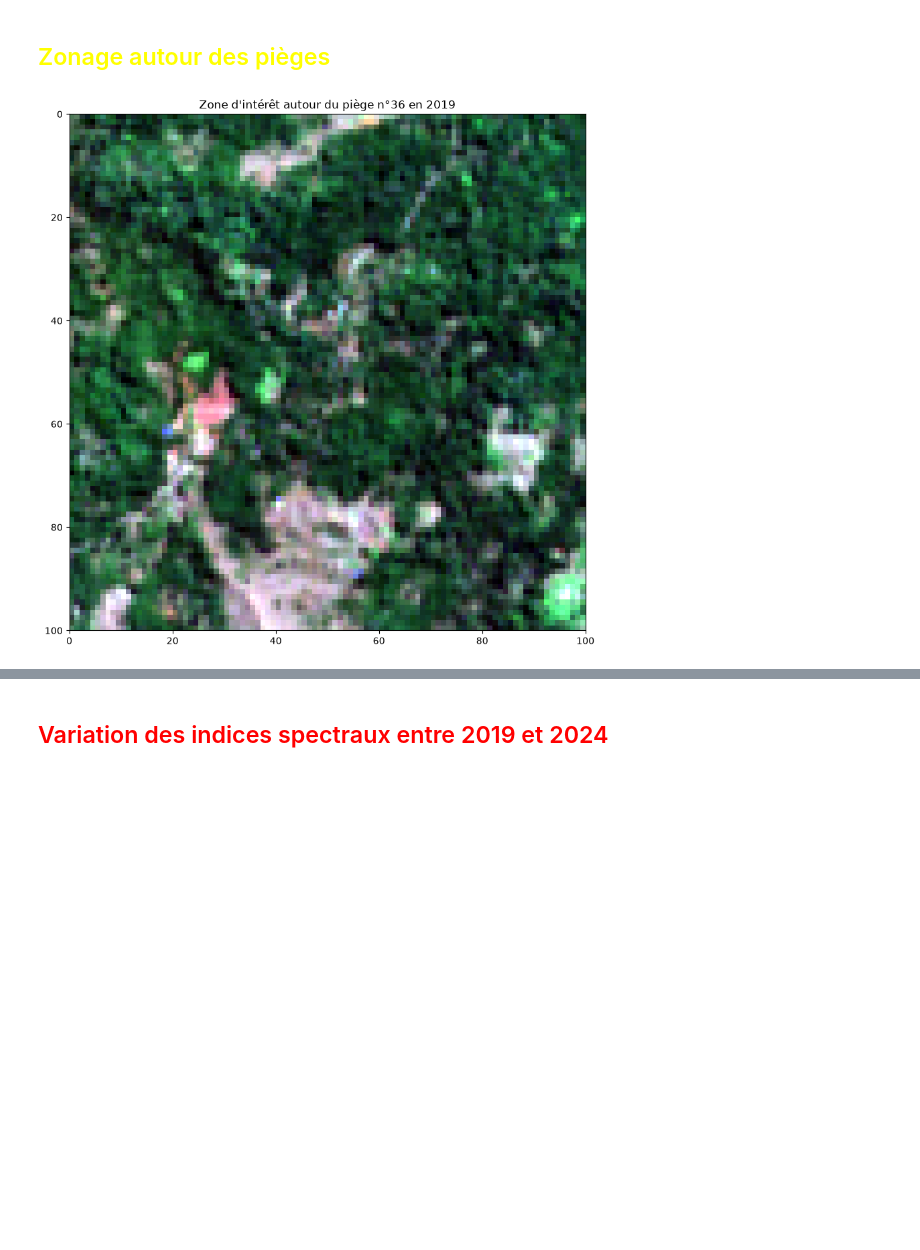
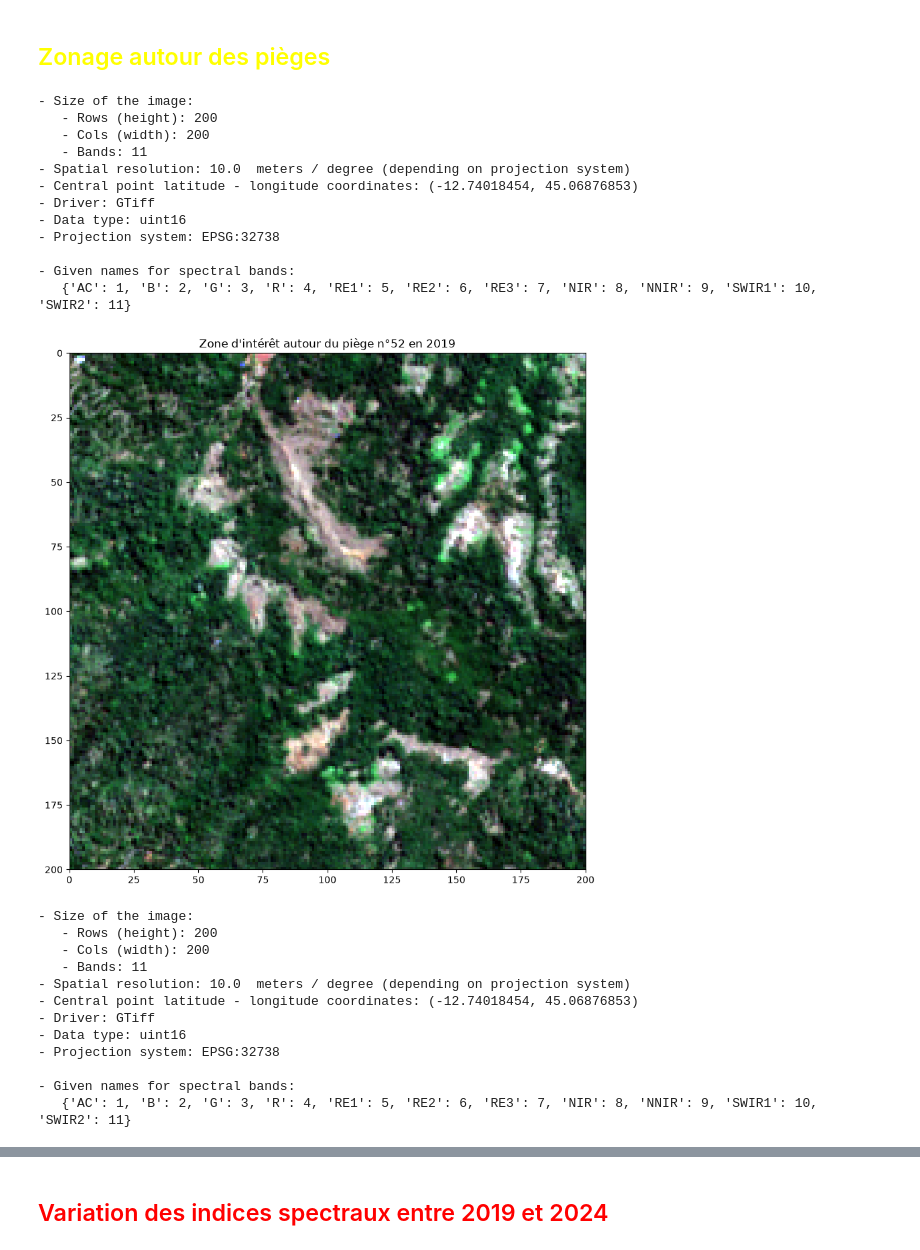
Before and after one commit to BenjaminMAUFROY/MLG, a Jupyter notebook: projet_MLG.ipynb, the cells around one changed output, grey strips where cells are left out. Cells and saved outputs as stored; diff of their text form; code cells hidden in the pictures; blank space fills up the shorter version.

```diff
--- a/projet_MLG.ipynb
+++ b/projet_MLG.ipynb
@@ -195,7 +197,37 @@ for i, trap_coord in enumerate(trap_coord_list):
 # %%
 # Exemple de zones autour de pièges
 select_trap = random.randint(0, 99)
-re.open(f"./images/traps/2019/trap{select_trap}_2019.tif").colorcomp(["R", "G", "B"], fig_size = (10,10), extent = "pixel", title = f"Zone d'intérêt autour du piège n°{select_trap} en 2019")
-re.open(f"./images/traps/2024/trap{select_trap}_2024.tif").colorcomp(["R", "G", "B"], fig_size = (10,10), extent = "pixel", title = f"Zone d'intérêt autour du piège n°{select_trap} en 2024")
+
+trap_2019 = re.open(f"./images/traps/2019/trap{select_trap}_2019.tif")
+trap_2019.info()
+trap_2019.colorcomp(["R", "G", "B"], fig_size = (10,10), extent = "pixel", title = f"Zone d'intérêt autour du piège n°{select_trap} en 2019")
+
+trap_2024 = re.open(f"./images/traps/2024/trap{select_trap}_2024.tif")
+trap_2024.info()
+trap_2024.colorcomp(["R", "G", "B"], fig_size = (10,10), extent = "pixel", title = f"Zone d'intérêt autour du piège n°{select_trap} en 2024")
 # %% [output]
+- Size of the image:
+   - Rows (height): 200
+   - Cols (width): 200
+   - Bands: 11
+- Spatial resolution: 10.0  meters / degree (depending on projection system)
+- Central point latitude - longitude coordinates: (-12.74018454, 45.06876853)
+- Driver: GTiff
+- Data type: uint16
+- Projection system: EPSG:32738
+
+- Given names for spectral bands:
+   {'AC': 1, 'B': 2, 'G': 3, 'R': 4, 'RE1': 5, 'RE2': 6, 'RE3': 7, 'NIR': 8, 'NNIR': 9, 'SWIR1': 10, 'SWIR2': 11}
-[figure, old version]
+[figure, new version]
+- Size of the image:
+   - Rows (height): 200
+   - Cols (width): 200
+   - Bands: 11
+- Spatial resolution: 10.0  meters / degree (depending on projection system)
+- Central point latitude - longitude coordinates: (-12.74018454, 45.06876853)
+- Driver: GTiff
+- Data type: uint16
+- Projection system: EPSG:32738
+
+- Given names for spectral bands:
+   {'AC': 1, 'B': 2, 'G': 3, 'R': 4, 'RE1': 5, 'RE2': 6, 'RE3': 7, 'NIR': 8, 'NNIR': 9, 'SWIR1': 10, 'SWIR2': 11}
```
Also changed, not shown: parts of 9 cells of this notebook, 1 other file.
